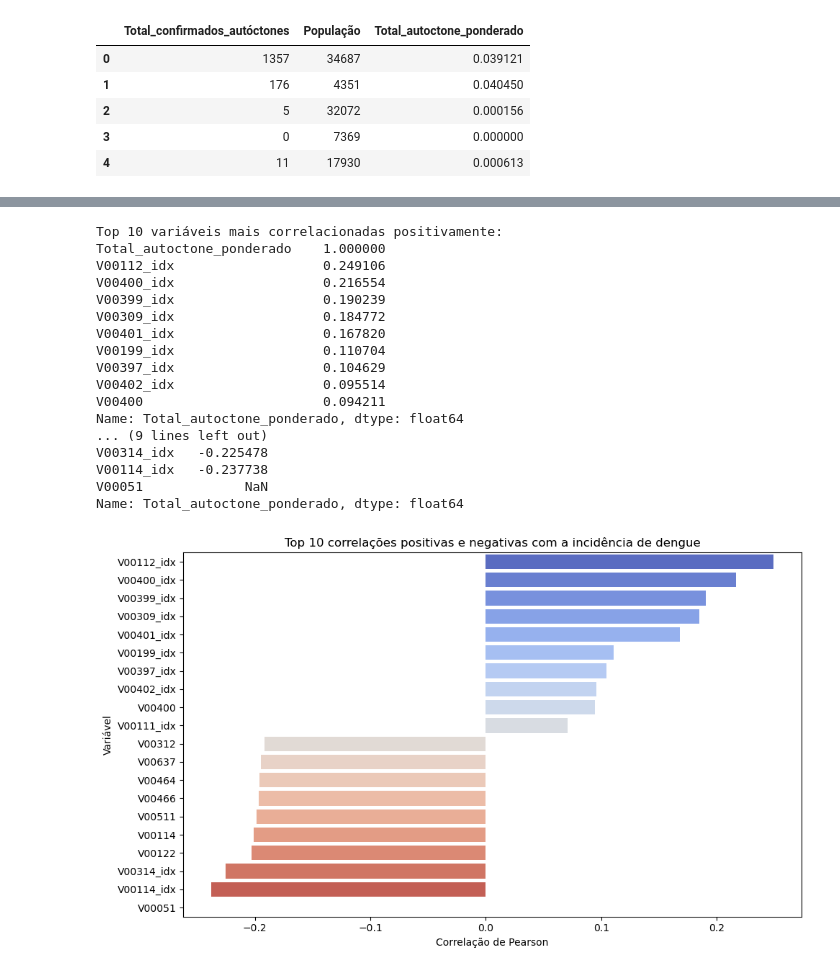
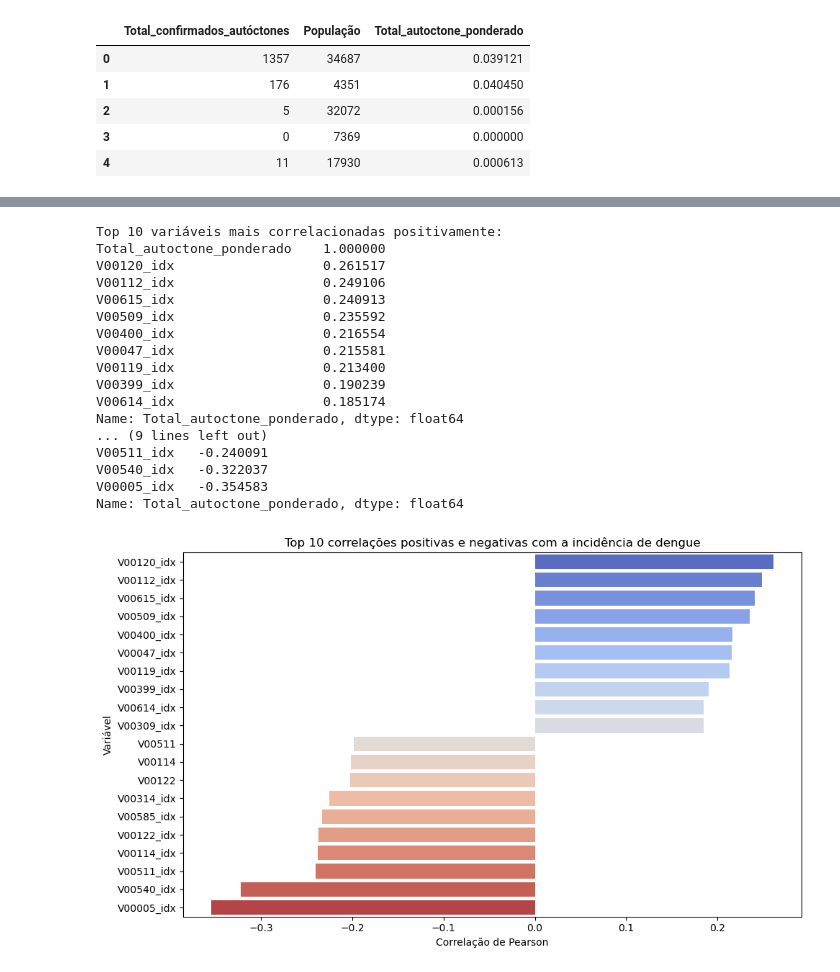
Before and after one commit to Guilherme-Fernandes-da-Costa/RP2_2025, a Jupyter notebook: pasta_nazivon/analise_estado/RP2-AnaliseEstatisticaEstado.ipynb, the cells around one changed output, grey strips where cells are left out. Drawn from its saved outputs; the diff is of its cells as text; code cells hidden in the pictures.

```diff
--- a/pasta_nazivon/analise_estado/RP2-AnaliseEstatisticaEstado.ipynb
+++ b/pasta_nazivon/analise_estado/RP2-AnaliseEstatisticaEstado.ipynb
@@ -160,3 +153,3 @@ dados_numericos = dados_pop.select_dtypes(include=['number'])
 # %%
 # Eliminação de algumas colunas não relevantes
-dados_numericos.drop(['DRS__0_level_1__0', 'Região_de_Saúde__4_level_1__4'], axis=1)
+dados_num = dados_num.drop(['DRS__0_level_1__0', 'Região_de_Saúde__4_level_1__4'], axis=1)
@@ -218,0 +156,8 @@ dados_numericos = dados_pop.select_dtypes(include=['int64', 'float64']).copy()
+# %%
+# Criar um StandardScaler para as variáveis independentes
+scaler_X = StandardScaler()
+# Normalizar as variáveis de saneamento (índices)
+dados_num[cols_saneamento_idx] = scaler_X.fit_transform(dados_num[cols_saneamento_idx])
+# %%
+# Normalizar as variáveis de saneamento (todas)
+dados_num[cols_s] = scaler_X.fit_transform(dados_num[cols_s])
@@ -218,0 +186,8 @@ dados_numericos = dados_pop.select_dtypes(include=['int64', 'float64']).copy()
+# %%
+# 1. Correlação
+# Calcular a matriz de correlação
+correlacao = dados_num[cols_s + ['Total_autoctone_ponderado']].corr()
+correlacao_dengue = correlacao['Total_autoctone_ponderado'].dropna().sort_values(ascending=False)
+
+print("\nCorrelação com Incidência de Dengue:")
+print(correlacao_dengue)
@@ -401,43 +295,43 @@ import statsmodels.api as sm
 # %%
 top_n = 10  # número de variáveis a exibir
 print(f"\nTop {top_n} variáveis mais correlacionadas positivamente:")
-print(corr_alvo.head(top_n))
+print(correlacao_dengue.head(top_n))
 
 print(f"\nTop {top_n} variáveis mais correlacionadas negativamente:")
-print(corr_alvo.tail(top_n))
+print(correlacao_dengue.tail(top_n))
 
 # === Gráfico de barras para as mais e menos correlacionadas ===
-corr_a = corr_alvo.drop(alvo)
+corr_a = correlacao_dengue.drop(alvo)
 top_pos = corr_a.head(top_n)
 top_neg = corr_a.tail(top_n)
 
 # Concatenar para exibir juntas
 corr_top = pd.concat([top_pos, top_neg])
 
 plt.figure(figsize=(10, 6))
 sns.barplot(x=corr_top.values, y=corr_top.index, palette="coolwarm")
 plt.title(f"Top {top_n} correlações positivas e negativas com a incidência de dengue")
 plt.xlabel("Correlação de Pearson")
 plt.ylabel("Variável")
 plt.tight_layout()
 plt.show()
 # %% [output]
 Top 10 variáveis mais correlacionadas positivamente:
 Total_autoctone_ponderado    1.000000
+V00120_idx                   0.261517
 V00112_idx                   0.249106
+V00615_idx                   0.240913
+V00509_idx                   0.235592
 V00400_idx                   0.216554
+V00047_idx                   0.215581
+V00119_idx                   0.213400
 V00399_idx                   0.190239
-V00309_idx                   0.184772
-V00401_idx                   0.167820
-V00199_idx                   0.110704
-V00397_idx                   0.104629
-V00402_idx                   0.095514
-V00400                       0.094211
+V00614_idx                   0.185174
 Name: Total_autoctone_ponderado, dtype: float64
 ... (9 lines left out)
-V00314_idx   -0.225478
-V00114_idx   -0.237738
-V00051             NaN
+V00511_idx   -0.240091
+V00540_idx   -0.322037
+V00005_idx   -0.354583
 Name: Total_autoctone_ponderado, dtype: float64
-[figure, old version]
+[figure, new version]
 # %%
```
Also changed, not shown: parts of 37 cells of this notebook.
